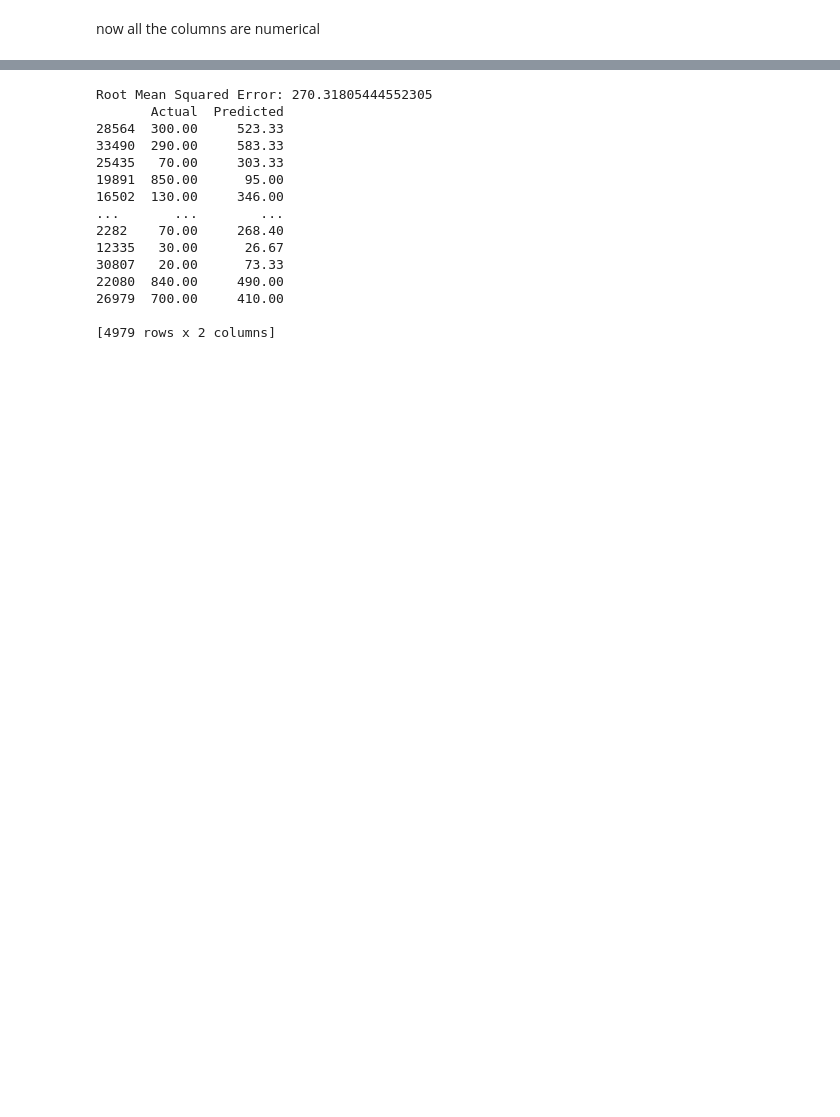
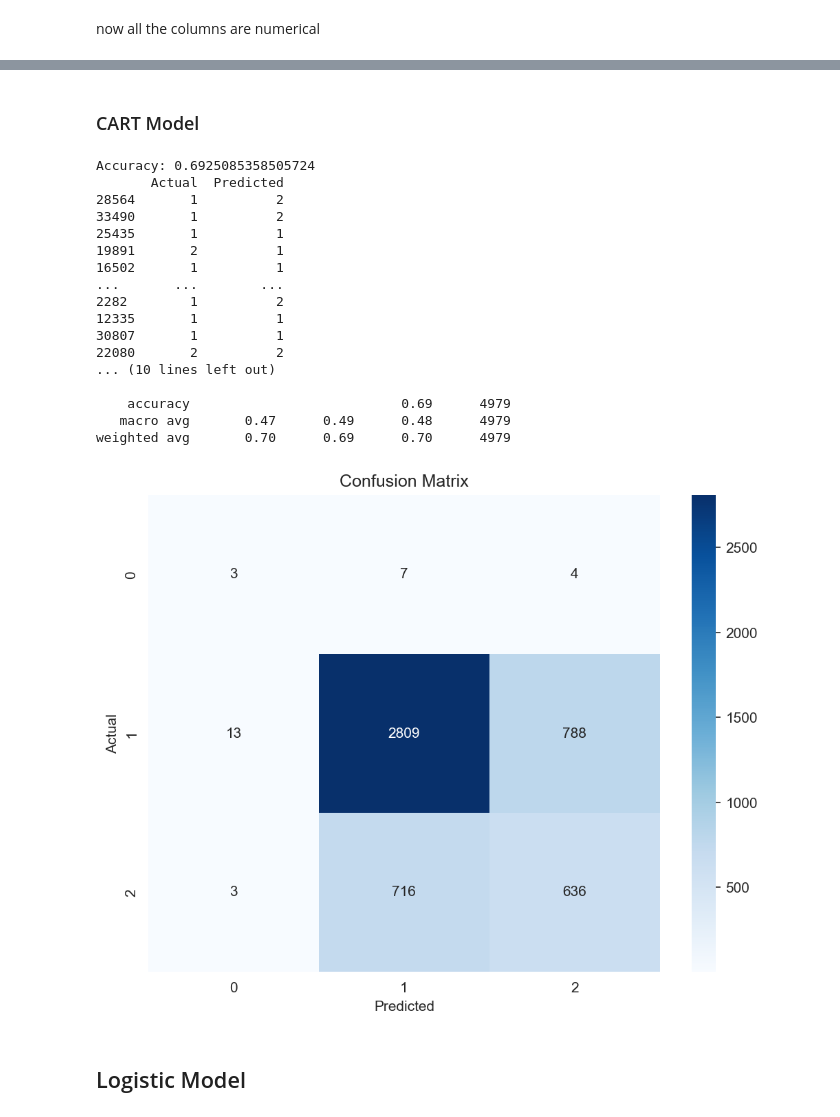
Before and after one commit to dddddvs/NTU-bc2406, a Jupyter notebook: main.ipynb, the cells around one changed output, grey strips where cells are left out. Cells and saved outputs as stored; diff of their text form; code cells hidden in the pictures; blank space fills up the shorter version.

Commit message:
added logistic and fix problem

```diff
--- a/main.ipynb
+++ b/main.ipynb
@@ -574,6 +593,9 @@ merge_df.head(10)
 | 8 | 5008819 | 1 | 1 | 1 | 0 | 135000.00 | 5 | ... |
 | 9 | 5008820 | 1 | 1 | 1 | 0 | 135000.00 | 5 | ... |
 | 10 | 5008821 | 1 | 1 | 1 | 0 | 135000.00 | 5 | ... |
+# %%
+# Remove useless column
+merge_df.drop('FLAG_WORK_PHONE', axis=1, inplace=True)
 # %% [markdown]
 now all the columns are numerical
 # %%
@@ -598,7 +629,11 @@ merge_df[conti_cols] = scaler.fit_transform(merge_df[conti_cols])
 # %%
-merge_df.drop('ID', axis=1, inplace=True)
+# Drop the 'ID' column from the dataframe
+# merge_df.drop('ID', axis=1, inplace=True)
 
-X = merge_df.drop('Scores', axis=1)
-y = merge_df['Scores']
+# Define the feature matrix 'X' and the target variable 'y'
+y = merge_df['Credit_Rating']
+X = merge_df.drop('Credit_Rating', axis=1)
 
+
+# Split the data into training and testing sets with 80% for training and 20% for testing
 X_train, X_test, y_train, y_test = train_test_split(X, y, test_size=0.2, random_state=42)
@@ -605,29 +656,57 @@ X_train, X_test, y_train, y_test = train_test_split(X, y, test_size=0.2, random_
+# %% [markdown]
+### CART Model
 # %%
-# Create a DecisionTreeRegressor (CART) model
-cart_model = DecisionTreeRegressor(random_state=42)
+# Create a DecisionTreeClassifier (CART) model
+cart_model = DecisionTreeClassifier(random_state=42)
 
+# Fit the model on the training data
 cart_model.fit(X_train, y_train)
+
+# Make predictions on the test data
 y_pred = cart_model.predict(X_test)
 
-rmse = np.sqrt(mean_squared_error(y_test, y_pred))
+# Calculate the accuracy
+accuracy = accuracy_score(y_test, y_pred)
 
+# Create a DataFrame to compare actual and predicted values
 results = pd.DataFrame({'Actual': y_test, 'Predicted': y_pred})
 
-print(f"Root Mean Squared Error: {rmse}")
+# Print the accuracy and the results DataFrame
+print(f"Accuracy: {accuracy}")
 print(results)
+
+conf_matrix = confusion_matrix(y_test, y_pred)
+class_report = classification_report(y_test, y_pred)
+
+print("\nClassification Report:")
+print(class_report)
 # %% [output]
-Root Mean Squared Error: 270.31805444552305
+Accuracy: 0.6925085358505724
        Actual  Predicted
-28564  300.00     523.33
-33490  290.00     583.33
-25435   70.00     303.33
-19891  850.00      95.00
-16502  130.00     346.00
+28564       1          2
+33490       1          2
+25435       1          1
+19891       2          1
+16502       1          1
 ...       ...        ...
-2282    70.00     268.40
-12335   30.00      26.67
-30807   20.00      73.33
-22080  840.00     490.00
-26979  700.00     410.00
+2282        1          2
+12335       1          1
+30807       1          1
+22080       2          2
+... (10 lines left out)
 
-[4979 rows x 2 columns]
+    accuracy                           0.69      4979
+   macro avg       0.47      0.49      0.48      4979
+weighted avg       0.70      0.69      0.70      4979
+# %%
+# Plot the confusion matrix
+plt.figure(figsize=(8, 6), dpi = 150)
+sns.heatmap(conf_matrix, annot=True, fmt='d', cmap='Blues', xticklabels=cart_model.classes_, yticklabels=cart_model.classes_)
+plt.ylabel('Actual')
+plt.xlabel('Predicted')
+plt.title('Confusion Matrix')
+plt.show()
+# %% [output]
+[figure, added]
+# %% [markdown]
+## Logistic Model
```
Also changed, not shown: parts of 27 cells of this notebook, 1 other file.
